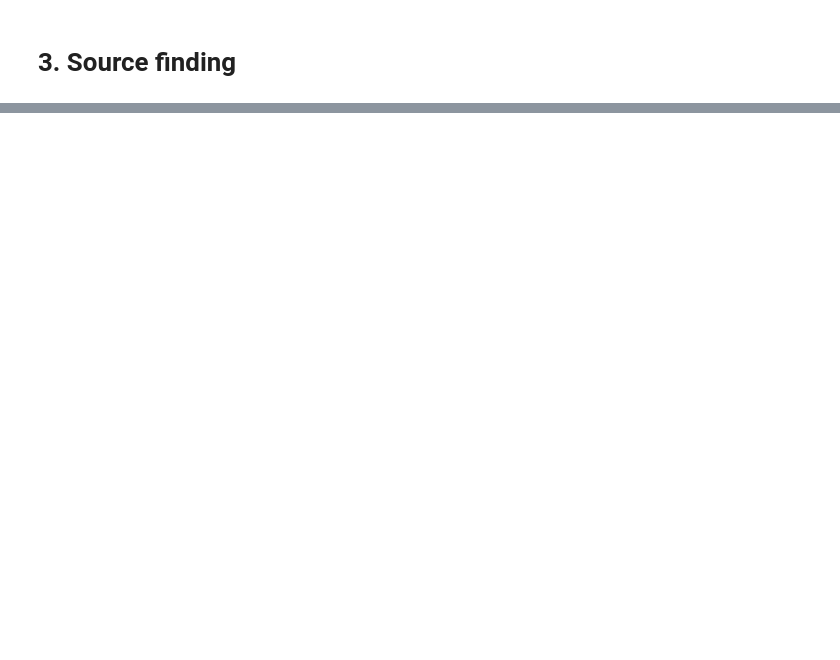
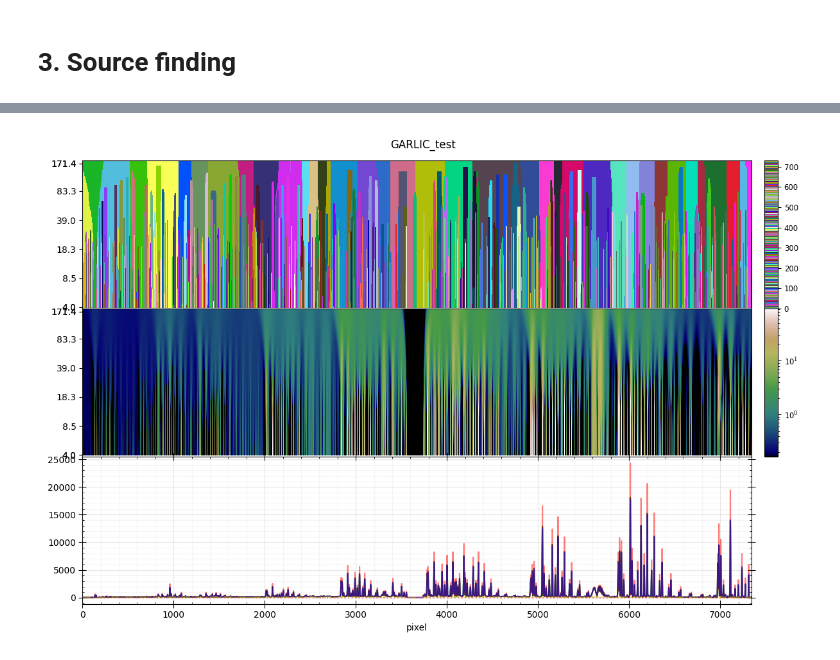
Before and after one commit to paranoya/image-processing, a Jupyter notebook: GARLIC-1D.ipynb, the cells around one changed output, grey strips where cells are left out. Saved outputs shown, nothing was run; the diff lists cells and outputs as text; code cells hidden in the pictures; blank space fills up the shorter version.

Commit message:
first attempt at background separation

```diff
--- a/GARLIC-1D.ipynb
+++ b/GARLIC-1D.ipynb
@@ -1191,0 +179,4 @@ if data_dimensionality == 3:
+# %%
+importlib.reload(scripts.sort_data)
+#argsorted_data, n_valid = scripts.sort_data.run(RL.ravel())
+argsorted_data, n_valid = scripts.sort_data.run(mRL_sources.ravel())
@@ -1191,0 +185,6 @@ if data_dimensionality == 3:
+# %%
+importlib.reload(scripts.HOT)
+sorted_strides = np.hstack([np.sort(mRL.strides)//mRL.itemsize, mRL.size]) # DIRTY HACK when testig particles at the boundary
+t0 = time()
+HOT_labels, HOT_catalog = scripts.HOT.run(mRL_sources, argsorted_data, sorted_strides)
+print(f'     {time()-t0:.3g} seconds')
@@ -1191,0 +221,7 @@ if data_dimensionality == 3:
+# %%
+n_sources = np.unique(HOT_labels).size
+latin_cube = np.vstack([(np.argsort(np.random.random(n_sources))+1)/n_sources, (np.argsort(np.random.random(n_sources))+1)/n_sources, (np.argsort(np.random.random(n_sources))+1)/n_sources, np.ones(n_sources)]).T
+latin_cube[0, :] = [0., 0., 0., 1.]  # background object must be black :^)
+label_cmap = colors.ListedColormap(latin_cube)
+label_norm = colors.Normalize(vmin=-.5, vmax=n_sources+.5)
+print(f'{n_sources} unique sourcces')
@@ -1191,0 +230,64 @@ if data_dimensionality == 3:
+# %%
+mRL_cmap = default_cmap
+mRL_norm = colors.LogNorm(vmin=np.percentile(mRL[mRL>0], 10), vmax=np.percentile(mRL[mRL>0], 99))
+# %%
+fig_name = 'GARLIC_test'
+plt.close(fig_name)
+fig = plt.figure(fig_name, figsize=(12, 8))
+axes = fig.subplots(nrows=3, ncols=2, squeeze=False, sharex='col', gridspec_kw={'width_ratios': [1, .02], 'hspace': 0})
+fig.suptitle(fig_name)
+fig.set_tight_layout(True)
+
+
+ax = axes[0, 0]
+#im = ax.imshow(label[np.newaxis, :],
+im = ax.imshow(HOT_labels,
+               extent = (original_pixel[0], original_pixel[-1], -.5, n_radii+.5),
+               interpolation='nearest', origin='lower', cmap=label_cmap, norm=label_norm,
+              )
+ax.set_aspect('auto')
+ax.set_ylim(-1, n_radii+1)
+ticks = np.array(ax.get_yticks(), dtype=int).clip(0, n_radii-1)
+ax.set_yticks(ticks)
+ax.set_yticklabels([f'{radius:.1f}' for radius in smoothing_radii[ticks]])
+cb = plt.colorbar(im, cax=axes[0, 1], orientation='vertical', shrink=.9)
+cb.ax.tick_params(labelsize='small')
+
+
+ax = axes[1, 0]
+im = ax.imshow(mRL_sources,
+               extent = (original_pixel[0], original_pixel[-1], -.5, n_radii+.5),
+               interpolation='nearest', origin='lower', cmap=mRL_cmap, norm=mRL_norm,
+              )
+ax.set_aspect('auto')
+ax.set_ylim(-1, n_radii+1)
+ticks = np.array(ax.get_yticks(), dtype=int).clip(0, n_radii-1)
+ax.set_yticks(ticks)
+ax.set_yticklabels([f'{radius:.1f}' for radius in smoothing_radii[ticks]])
+cb = plt.colorbar(im, cax=axes[1, 1], orientation='vertical', shrink=.9)
+cb.ax.tick_params(labelsize='small')
+
+
+ax = axes[2, 0]
+ax.xaxis.set_minor_locator(AutoMinorLocator())
+ax.yaxis.set_minor_locator(AutoMinorLocator())
+ax.tick_params(which='both', bottom=True, top=True, left=True, right=True)
+ax.tick_params(which='major', direction='inout', length=8, grid_alpha=.3)
+ax.tick_params(which='minor', direction='in', length=2, grid_alpha=.1)
+ax.grid(True, which='both')
+
+ax.plot(true_spectrum, 'g-')
+ax.plot(data, 'k-', alpha=.2)
+ax.axhline(data_offset, c='r', ls=':', alpha=.5)
+ax.plot(original_pixel, np.sum(mRL, axis=0) + data_offset, 'r-', alpha=.5)
+ax.plot(original_pixel, mRL_estimate, 'b-', alpha=.5)
+ax.plot(original_pixel, background, 'y-.', alpha=.5)
+
+
+ax.set_xlabel('pixel')
+#ax.set_xlim(5900, 6300)
+
+axes[2, 1].axis('off')
+plt.show()
+# %% [output]
+[figure, added]
```
Also changed, not shown: parts of 87 cells of this notebook.
